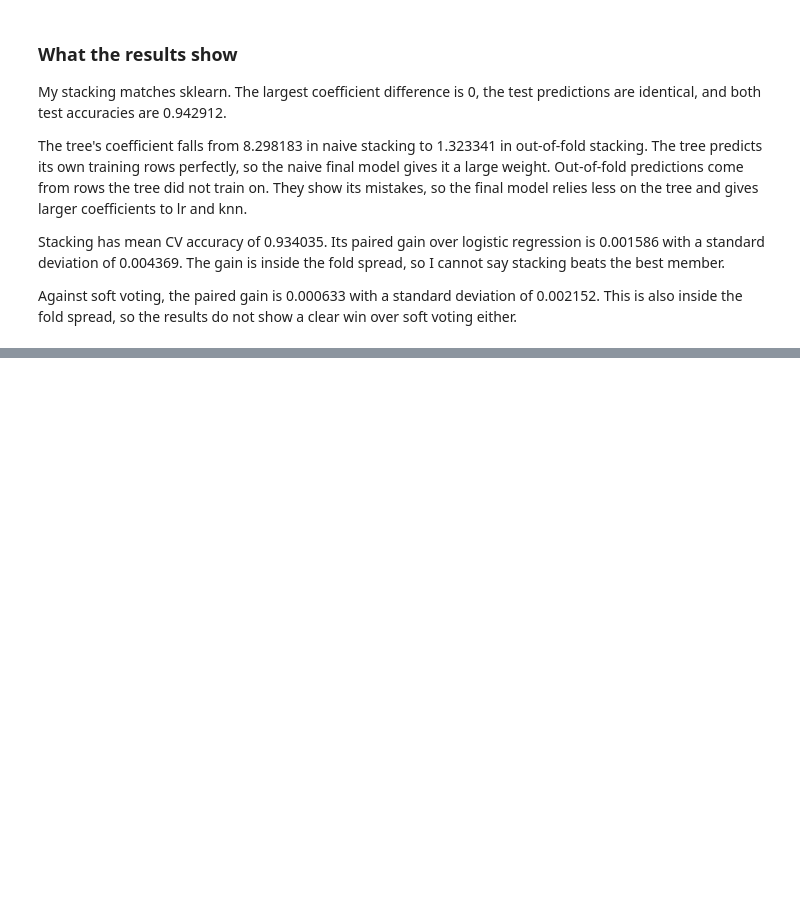
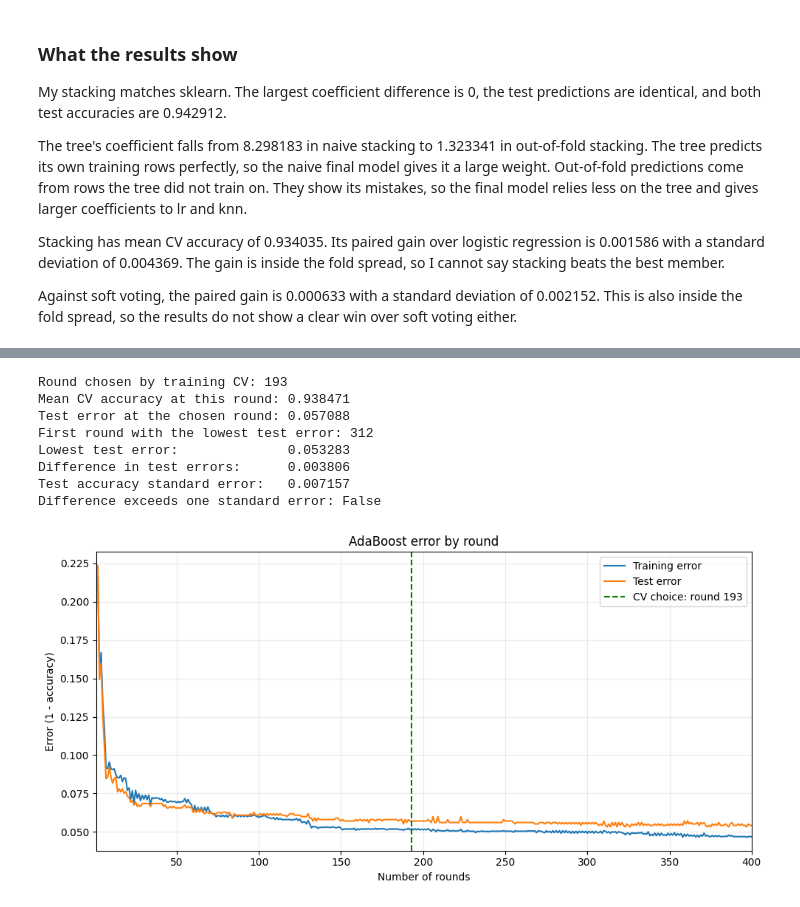
Before and after one commit to ZhalgasB/task-04-ML-course, a Jupyter notebook: bissenbai_task4.ipynb, the cells around one changed output, grey strips where cells are left out. Saved outputs shown, nothing was run; the diff lists cells and outputs as text; code cells hidden in the pictures; blank space fills up the shorter version.

Commit message:
AdaBoost and label noise

```diff
--- a/bissenbai_task4.ipynb
+++ b/bissenbai_task4.ipynb
@@ -708,0 +845,5 @@ Against soft voting, the paired gain is 0.000633 with a standard deviation of 0.
+# %%
+ada_train_errors = 1 - np.array(list(ada.staged_score(X_train, y_train)))
+ada_test_errors = 1 - np.array(list(ada.staged_score(X_test, y_test)))
+rounds = np.arange(1, len(ada_train_errors) + 1)
+print("Number of rounds in the curves:", len(rounds))
@@ -708,0 +859,51 @@ Against soft voting, the paired gain is 0.000633 with a standard deviation of 0.
+# %%
+fold_round_scores = []
+for fit_indices, validation_indices in cv.split(X_train, y_train):
+    fold_ada = clone(ada).fit(X_train[fit_indices], y_train[fit_indices])
+    scores_by_round = list(fold_ada.staged_score(
+        X_train[validation_indices], y_train[validation_indices]
+    ))
+    fold_round_scores.append(scores_by_round)
+
+fold_round_scores = np.array(fold_round_scores)
+mean_round_accuracy = fold_round_scores.mean(axis=0)
+chosen_round = int(np.argmax(mean_round_accuracy) + 1)
+
+chosen_test_error = ada_test_errors[chosen_round - 1]
+best_test_round = int(np.argmin(ada_test_errors) + 1)
+best_test_error = ada_test_errors[best_test_round - 1]
+chosen_test_accuracy = 1 - chosen_test_error
+chosen_test_se = np.sqrt(chosen_test_accuracy * (1 - chosen_test_accuracy) / len(y_test))
+test_error_gap = abs(chosen_test_error - best_test_error)
+
+print("Round chosen by training CV:", chosen_round)
+print(f"Mean CV accuracy at this round: {mean_round_accuracy[chosen_round - 1]:.6f}")
+print(f"Test error at the chosen round: {chosen_test_error:.6f}")
+print("First round with the lowest test error:", best_test_round)
+print(f"Lowest test error:              {best_test_error:.6f}")
+print(f"Difference in test errors:      {test_error_gap:.6f}")
+print(f"Test accuracy standard error:   {chosen_test_se:.6f}")
+print("Difference exceeds one standard error:", test_error_gap > chosen_test_se)
+
+fig, ax = plt.subplots(figsize=(10, 5))
+ax.plot(rounds, ada_train_errors, label="Training error")
+ax.plot(rounds, ada_test_errors, label="Test error")
+ax.axvline(chosen_round, color="green", linestyle="--", label=f"CV choice: round {chosen_round}")
+ax.set_title("AdaBoost error by round")
+ax.set_xlabel("Number of rounds")
+ax.set_ylabel("Error (1 - accuracy)")
+ax.set_xlim(1, len(rounds))
+ax.grid(alpha=0.25)
+ax.legend()
+plt.tight_layout()
+plt.show()
+# %% [output]
+Round chosen by training CV: 193
+Mean CV accuracy at this round: 0.938471
+Test error at the chosen round: 0.057088
+First round with the lowest test error: 312
+Lowest test error:              0.053283
+Difference in test errors:      0.003806
+Test accuracy standard error:   0.007157
+Difference exceeds one standard error: False
+[figure, added]
```
Also changed, not shown: parts of 19 cells of this notebook.
